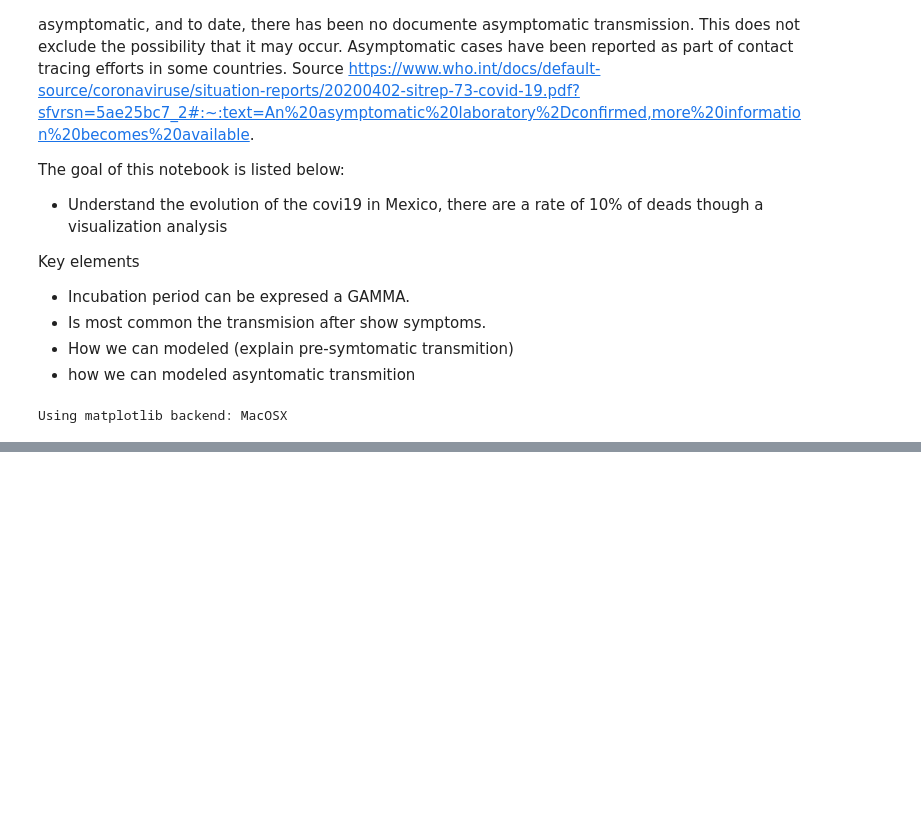
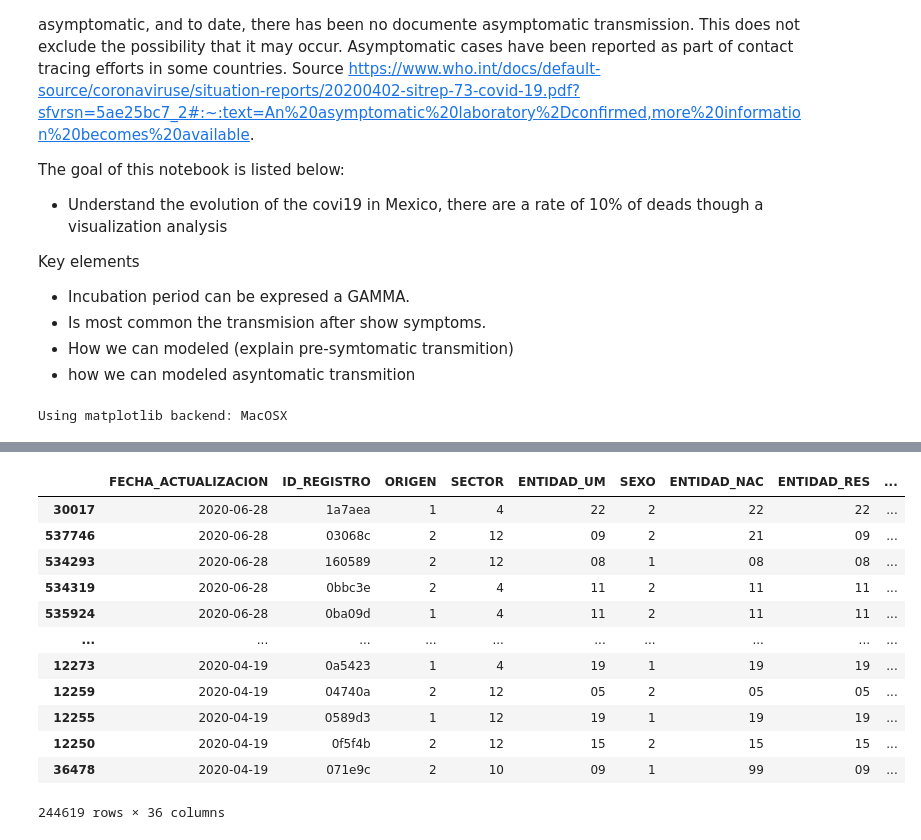
Before and after one commit to CarlosUrteaga/COVID19MX, a Jupyter notebook: notebook/Análisis.ipynb, the cells around one changed output, grey strips where cells are left out. Drawn from its saved outputs; the diff is of its cells as text; code cells hidden in the pictures; blank space fills up the shorter version.

```diff
--- a/notebook/Análisis.ipynb
+++ b/notebook/Análisis.ipynb
@@ -52,0 +174,16 @@ len(df0)
+# %%
+df1
+# %% [output]
+|  | FECHA_ACTUALIZACION | ID_REGISTRO | ORIGEN | SECTOR | ENTIDAD_UM | SEXO | ENTIDAD_NAC | ENTIDAD_RES | ... |
+| 30017 | 2020-06-28 | 1a7aea | 1 | 4 | 22 | 2 | 22 | 22 | ... |
+| 537746 | 2020-06-28 | 03068c | 2 | 12 | 09 | 2 | 21 | 09 | ... |
+| 534293 | 2020-06-28 | 160589 | 2 | 12 | 08 | 1 | 08 | 08 | ... |
+| 534319 | 2020-06-28 | 0bbc3e | 2 | 4 | 11 | 2 | 11 | 11 | ... |
+| 535924 | 2020-06-28 | 0ba09d | 1 | 4 | 11 | 2 | 11 | 11 | ... |
+| ... | ... | ... | ... | ... | ... | ... | ... | ... | ... |
+| 12273 | 2020-04-19 | 0a5423 | 1 | 4 | 19 | 1 | 19 | 19 | ... |
+| 12259 | 2020-04-19 | 04740a | 2 | 12 | 05 | 2 | 05 | 05 | ... |
+| 12255 | 2020-04-19 | 0589d3 | 1 | 12 | 19 | 1 | 19 | 19 | ... |
+| 12250 | 2020-04-19 | 0f5f4b | 2 | 12 | 15 | 2 | 15 | 15 | ... |
+| 36478 | 2020-04-19 | 071e9c | 2 | 10 | 09 | 1 | 99 | 09 | ... |
+244619 rows × 36 columns
```
Also changed, not shown: parts of 23 cells of this notebook, 1 other file.
